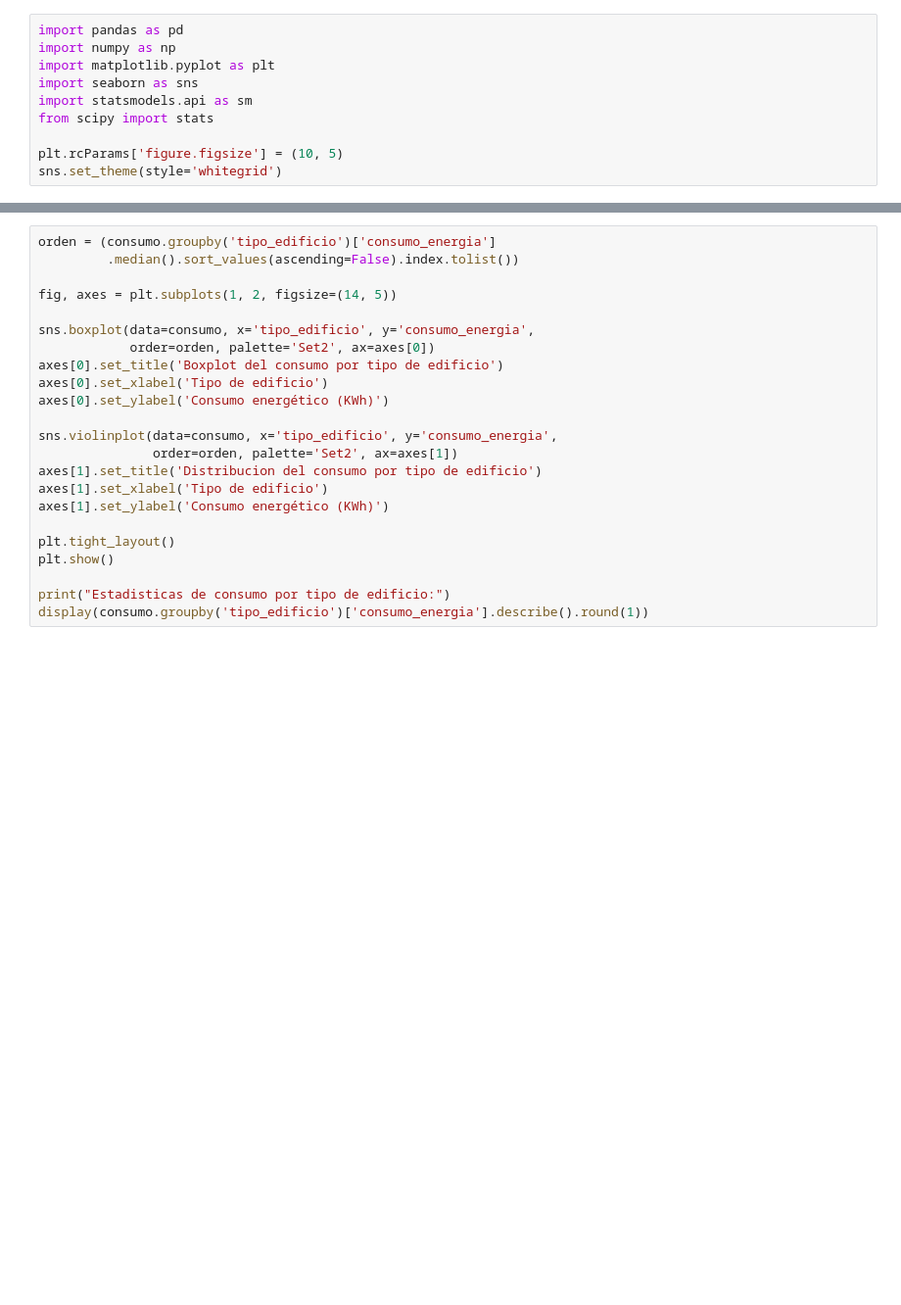
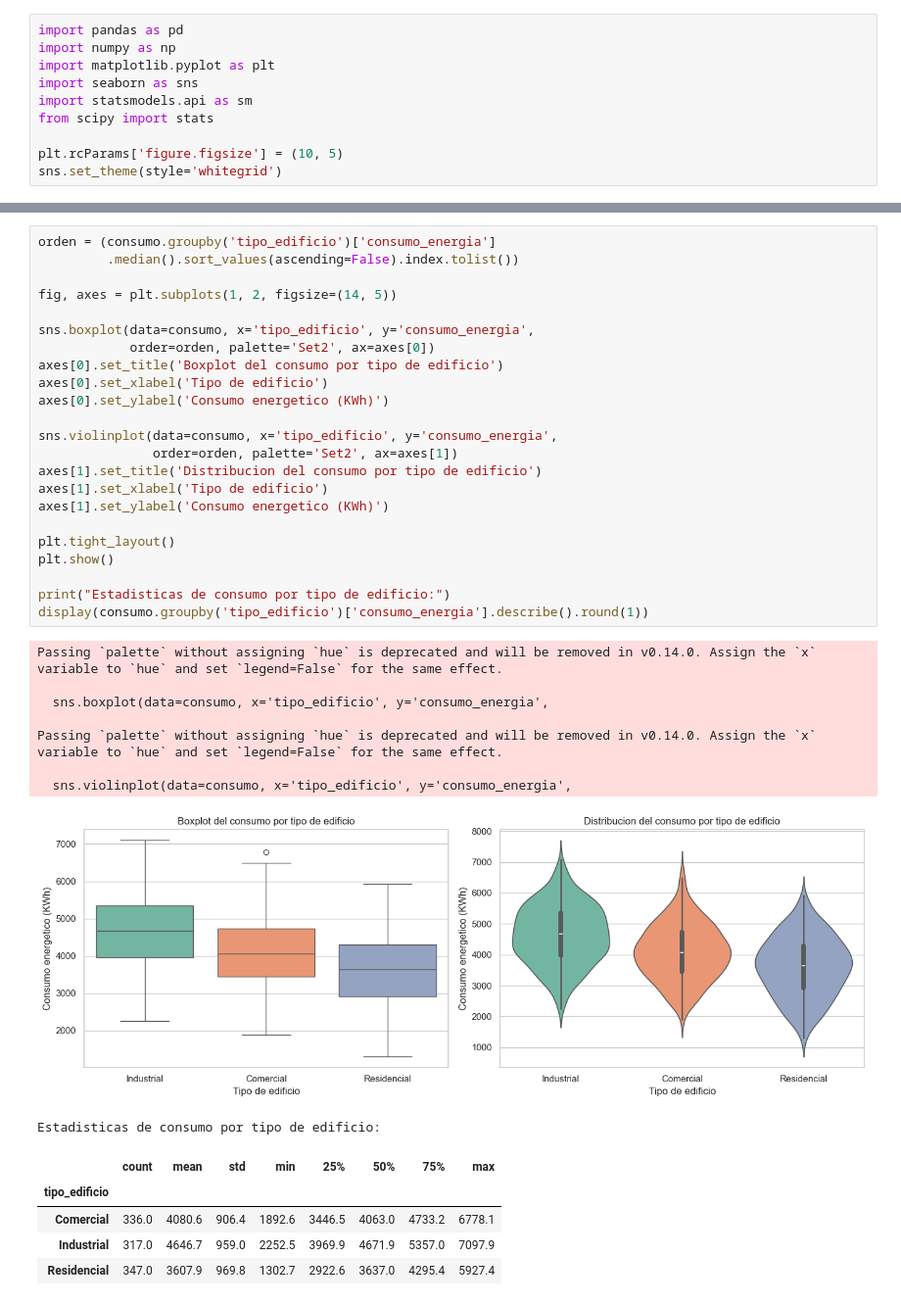
Before and after one commit to josiascs7/Fundamentos-de-Ciencia-de-Datos, a Jupyter notebook: Parciales/Modelo de Examen 1/examen_1_consumo_energetico.ipynb, the cells around one changed output, grey strips where cells are left out. Shown at 98% size. Cells and saved outputs as stored; diff of their text form; blank space fills up the shorter version.

```diff
--- a/Parciales/Modelo de Examen 1/examen_1_consumo_energetico.ipynb
+++ b/Parciales/Modelo de Examen 1/examen_1_consumo_energetico.ipynb
@@ -40,24 +92,39 @@ display(barrio_df.head())
 # %%
 orden = (consumo.groupby('tipo_edificio')['consumo_energia']
          .median().sort_values(ascending=False).index.tolist())
 
 fig, axes = plt.subplots(1, 2, figsize=(14, 5))
 
 sns.boxplot(data=consumo, x='tipo_edificio', y='consumo_energia',
             order=orden, palette='Set2', ax=axes[0])
 axes[0].set_title('Boxplot del consumo por tipo de edificio')
 axes[0].set_xlabel('Tipo de edificio')
-axes[0].set_ylabel('Consumo energético (KWh)')
+axes[0].set_ylabel('Consumo energetico (KWh)')
 
 sns.violinplot(data=consumo, x='tipo_edificio', y='consumo_energia',
                order=orden, palette='Set2', ax=axes[1])
 axes[1].set_title('Distribucion del consumo por tipo de edificio')
 axes[1].set_xlabel('Tipo de edificio')
-axes[1].set_ylabel('Consumo energético (KWh)')
+axes[1].set_ylabel('Consumo energetico (KWh)')
 
 plt.tight_layout()
 plt.show()
 
 print("Estadisticas de consumo por tipo de edificio:")
 display(consumo.groupby('tipo_edificio')['consumo_energia'].describe().round(1))
+# %% [output]
+Passing `palette` without assigning `hue` is deprecated and will be removed in v0.14.0. Assign the `x` variable to `hue` and set `legend=False` for the same effect.
+
+  sns.boxplot(data=consumo, x='tipo_edificio', y='consumo_energia',
+
+Passing `palette` without assigning `hue` is deprecated and will be removed in v0.14.0. Assign the `x` variable to `hue` and set `legend=False` for the same effect.
+
+  sns.violinplot(data=consumo, x='tipo_edificio', y='consumo_energia',
+[figure, added]
+Estadisticas de consumo por tipo de edificio:
+|  | count | mean | std | min | 25% | 50% | 75% | max |
+| tipo_edificio |  |  |  |  |  |  |  |  |
+| Comercial | 336.0 | 4080.6 | 906.4 | 1892.6 | 3446.5 | 4063.0 | 4733.2 | 6778.1 |
+| Industrial | 317.0 | 4646.7 | 959.0 | 2252.5 | 3969.9 | 4671.9 | 5357.0 | 7097.9 |
+| Residencial | 347.0 | 3607.9 | 969.8 | 1302.7 | 2922.6 | 3637.0 | 4295.4 | 5927.4 |
 # %% [markdown]
```
Also changed, not shown: parts of 21 cells of this notebook, 1 other file.
